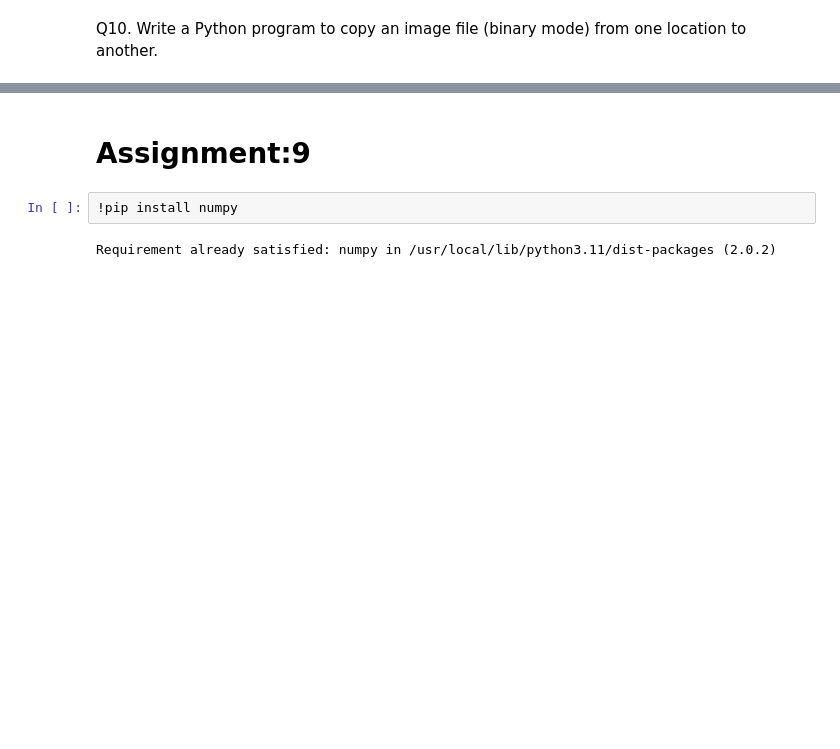
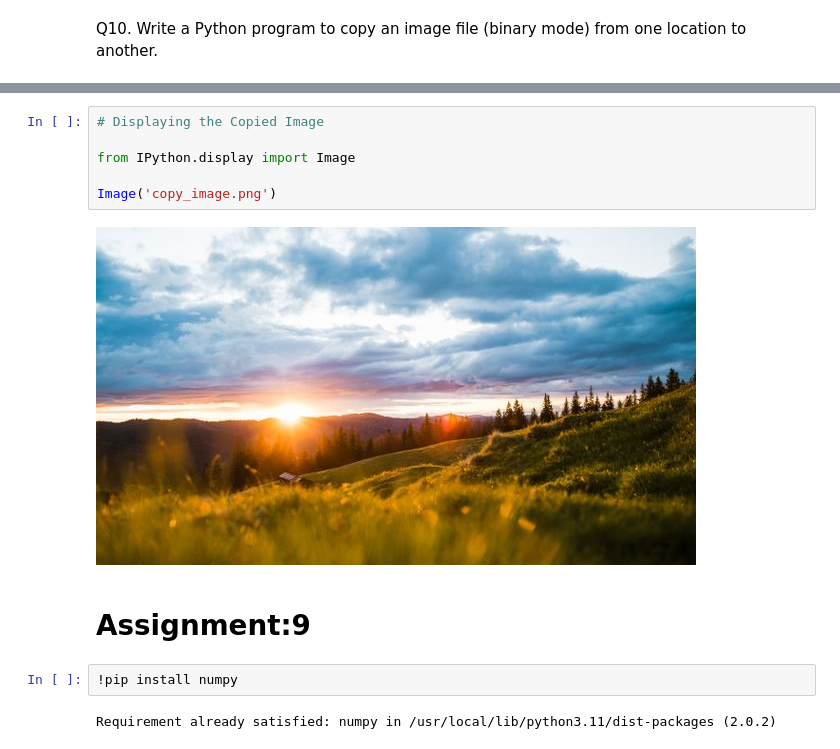
Before and after one commit to Probin1904/NIELIT-ASSIGNMENTS, a Jupyter notebook: Probin_Kumar_Jena.ipynb, the cells around one changed output, grey strips where cells are left out. Cells and saved outputs as stored; diff of their text form; blank space fills up the shorter version.

```diff
--- a/Probin_Kumar_Jena.ipynb
+++ b/Probin_Kumar_Jena.ipynb
@@ -1165,3 +1324,11 @@ Q10. Write a Python program to copy an image file (binary mode) from one locatio
+# %%
+# Displaying the Copied Image
+
+from IPython.display import Image
+
+Image('copy_image.png')
+# %% [output]
+[figure, added]
 # %% [markdown]
 # **Assignment:9**
 # %%
```
Also changed, not shown: parts of 10 cells of this notebook.
